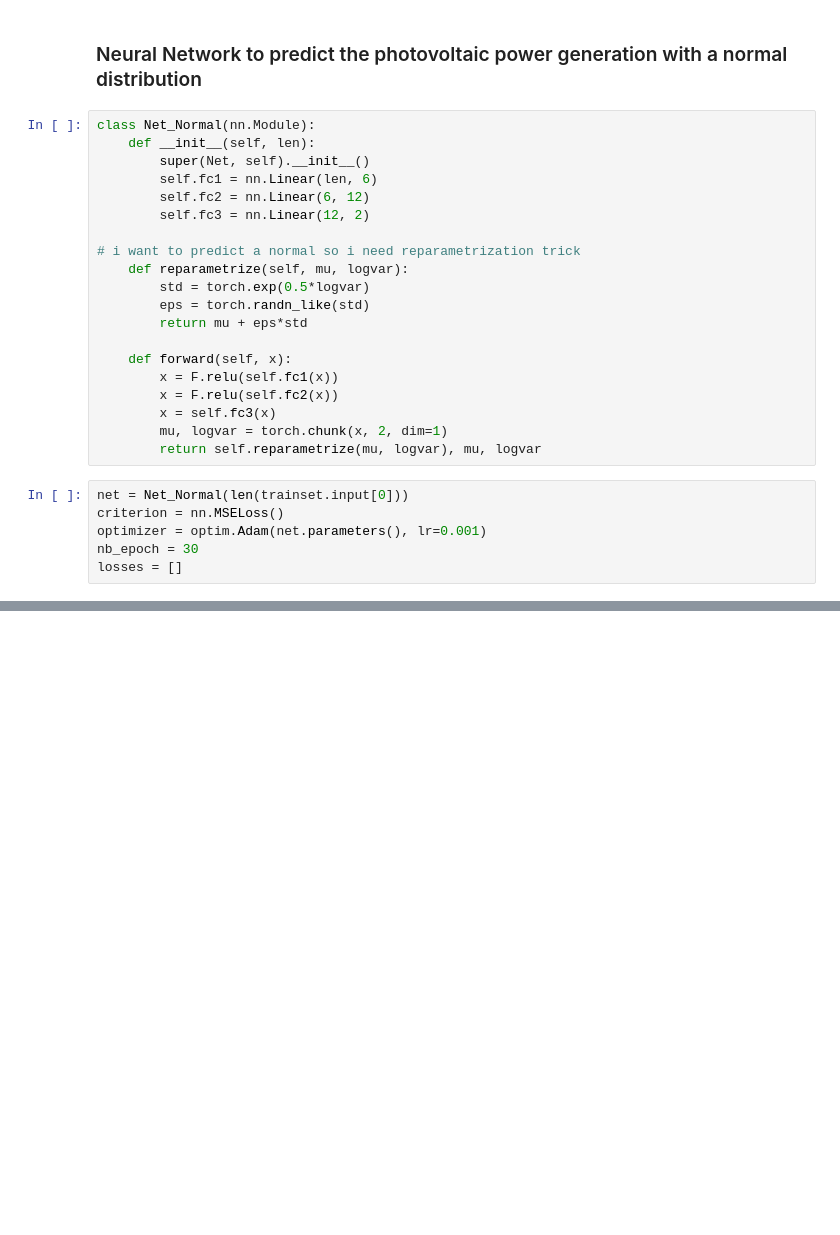
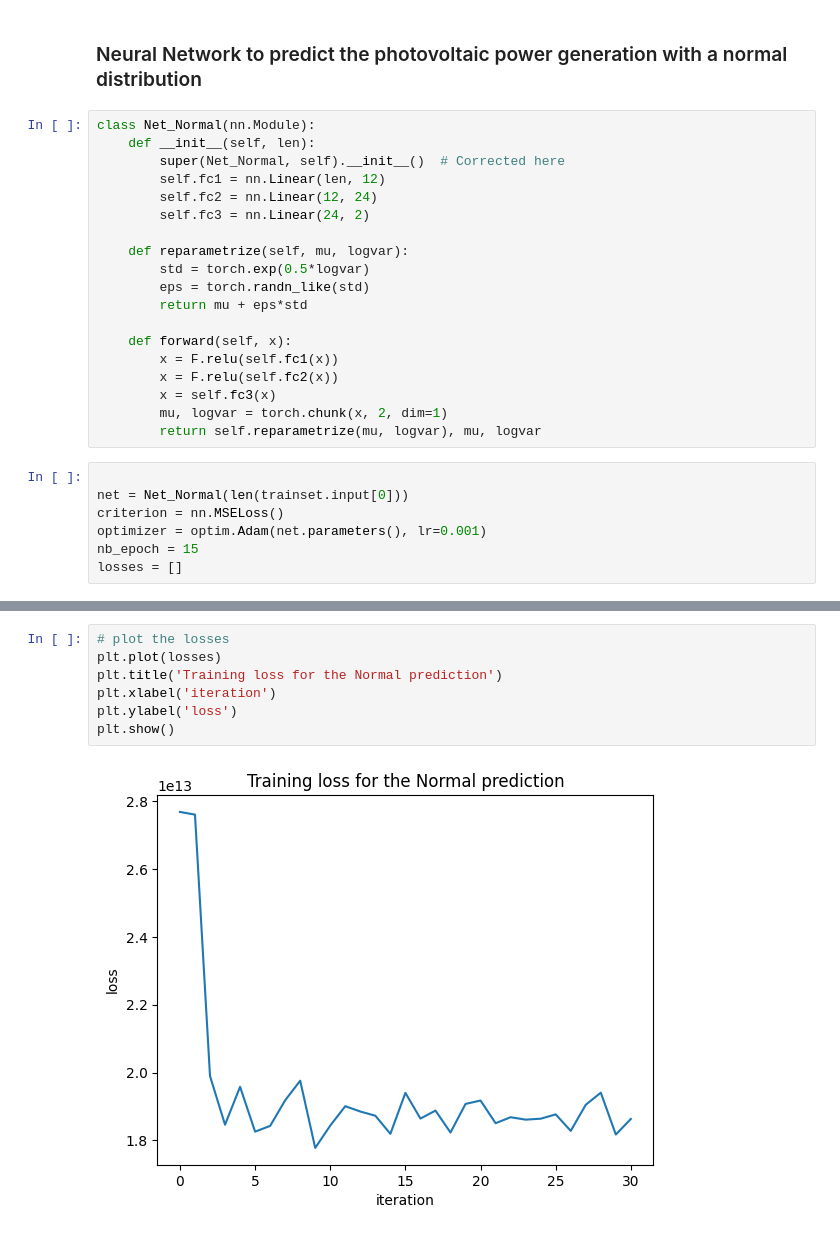
Before and after one commit to lambi702/MLOps-TripleP, a Jupyter notebook: data-modelling/nn/nn.ipynb, the cells around one changed output, grey strips where cells are left out. Drawn from its saved outputs; the diff is of its cells as text; blank space fills up the shorter version.

```diff
--- a/data-modelling/nn/nn.ipynb
+++ b/data-modelling/nn/nn.ipynb
@@ -189,12 +196,11 @@ plt.show()
 # %%
 class Net_Normal(nn.Module):
     def __init__(self, len):
-        super(Net, self).__init__()
-        self.fc1 = nn.Linear(len, 6)
-        self.fc2 = nn.Linear(6, 12)
-        self.fc3 = nn.Linear(12, 2)
+        super(Net_Normal, self).__init__()  # Corrected here
+        self.fc1 = nn.Linear(len, 12)
+        self.fc2 = nn.Linear(12, 24)
+        self.fc3 = nn.Linear(24, 2)
 
-# i want to predict a normal so i need reparametrization trick
     def reparametrize(self, mu, logvar):
         std = torch.exp(0.5*logvar)
         eps = torch.randn_like(std)
@@ -207,10 +213,11 @@ class Net_Normal(nn.Module):
         mu, logvar = torch.chunk(x, 2, dim=1)
         return self.reparametrize(mu, logvar), mu, logvar
 # %%
+
 net = Net_Normal(len(trainset.input[0]))
 criterion = nn.MSELoss()
 optimizer = optim.Adam(net.parameters(), lr=0.001)
-nb_epoch = 30
+nb_epoch = 15
 losses = []
 # %%
 for epoch in range(nb_epoch):
@@ -251,0 +260,9 @@ for epoch in range(nb_epoch):
+# %%
+# plot the losses
+plt.plot(losses)
+plt.title('Training loss for the Normal prediction')
+plt.xlabel('iteration')
+plt.ylabel('loss')
+plt.show()
+# %% [output]
+[figure, added]
```
Also changed, not shown: parts of 6 cells of this notebook.
